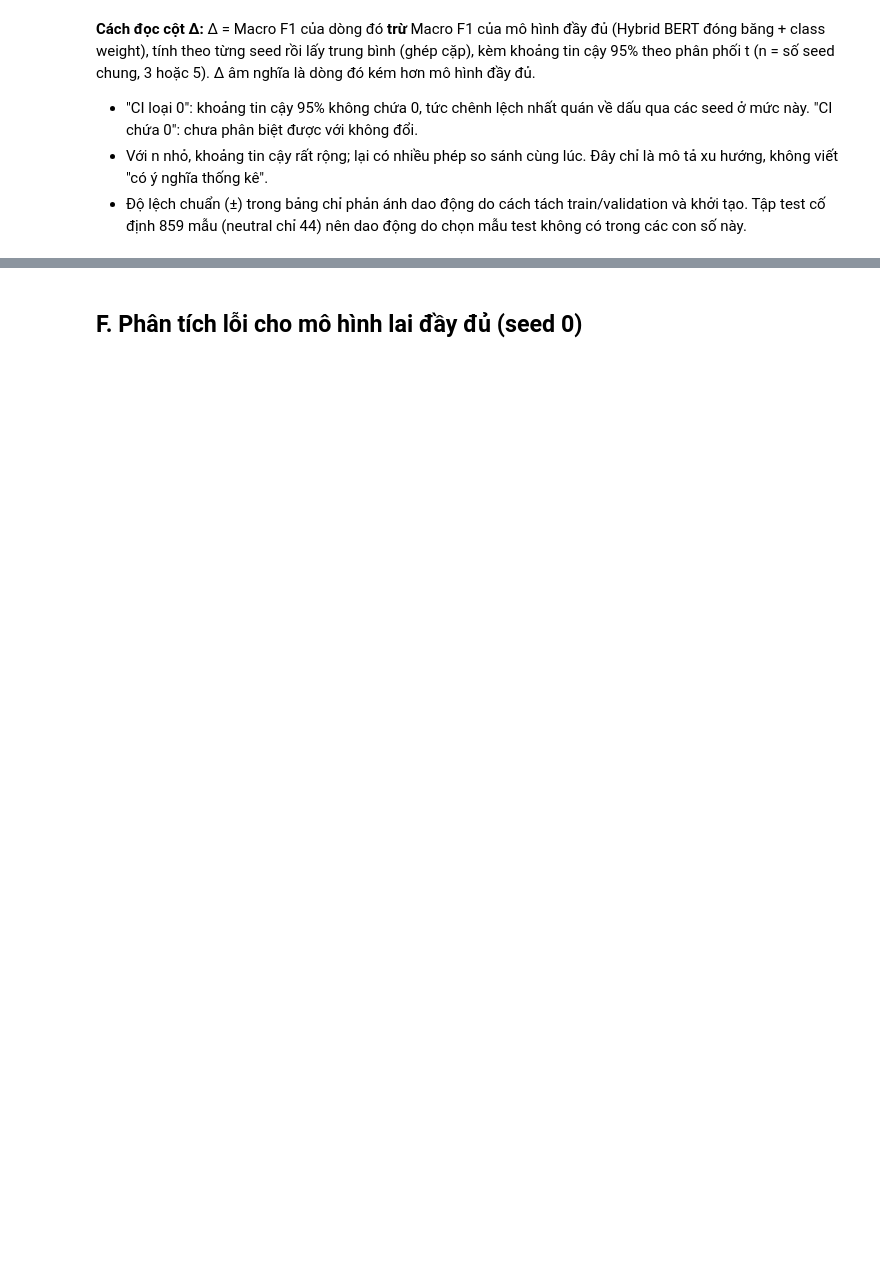
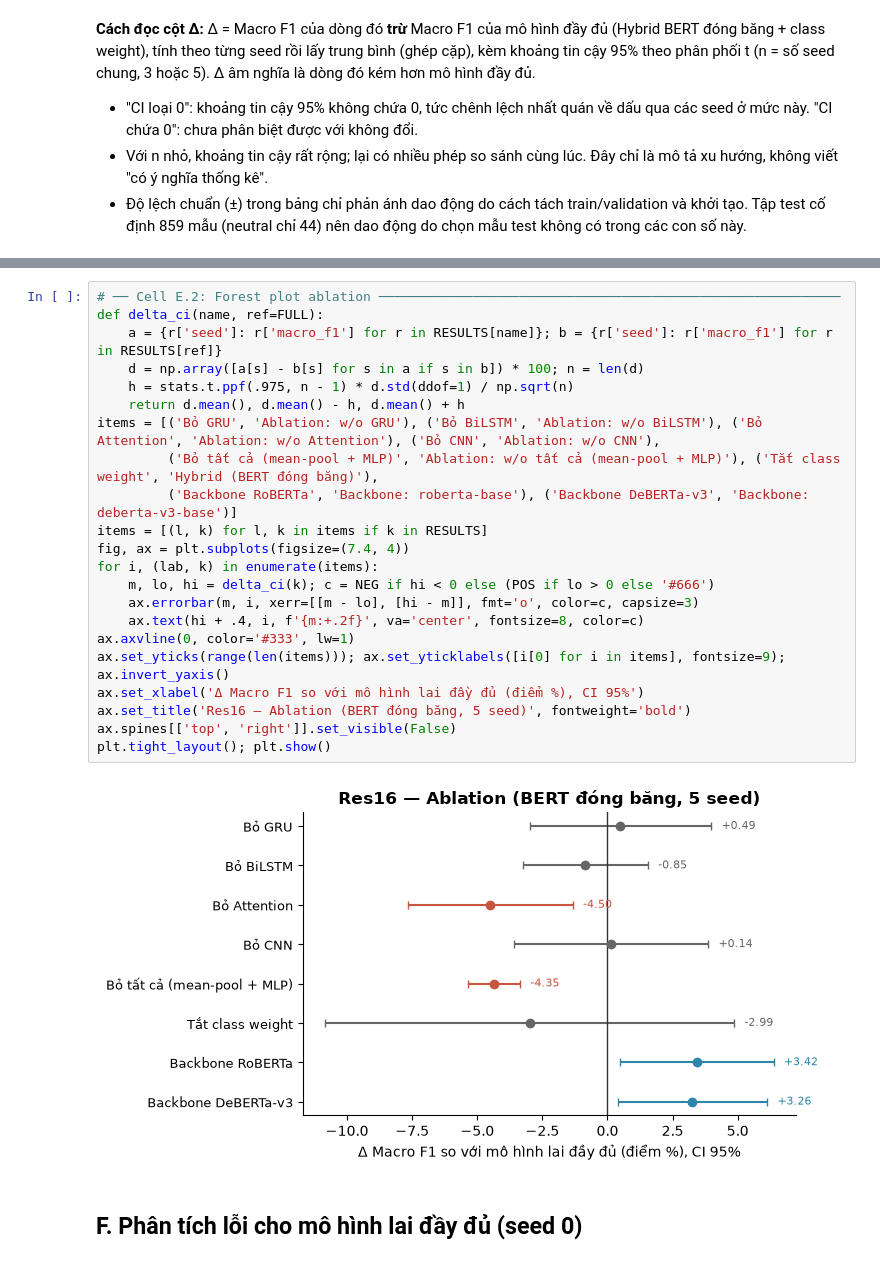
Before and after one commit to TranHoangDatSC/Data-Analysis-Laboratory, a Jupyter notebook: Natural-Language-Processing/Final-Project/notebooks/05_deep_models_res16.ipynb, the cells around one changed output, grey strips where cells are left out. Drawn from its saved outputs; the diff is of its cells as text; blank space fills up the shorter version.

```diff
--- a/Natural-Language-Processing/Final-Project/notebooks/05_deep_models_res16.ipynb
+++ b/Natural-Language-Processing/Final-Project/notebooks/05_deep_models_res16.ipynb
@@ -282,2 +315,26 @@ if SMOKE: print('⚠️ SMOKE: các số trên vô nghĩa (backbone ngẫu nhiê
+# %%
+# ── Cell E.2: Forest plot ablation ───────────────────────────────────────────────────────────
+def delta_ci(name, ref=FULL):
+    a = {r['seed']: r['macro_f1'] for r in RESULTS[name]}; b = {r['seed']: r['macro_f1'] for r in RESULTS[ref]}
+    d = np.array([a[s] - b[s] for s in a if s in b]) * 100; n = len(d)
+    h = stats.t.ppf(.975, n - 1) * d.std(ddof=1) / np.sqrt(n)
+    return d.mean(), d.mean() - h, d.mean() + h
+items = [('Bỏ GRU', 'Ablation: w/o GRU'), ('Bỏ BiLSTM', 'Ablation: w/o BiLSTM'), ('Bỏ Attention', 'Ablation: w/o Attention'), ('Bỏ CNN', 'Ablation: w/o CNN'),
+         ('Bỏ tất cả (mean-pool + MLP)', 'Ablation: w/o tất cả (mean-pool + MLP)'), ('Tắt class weight', 'Hybrid (BERT đóng băng)'),
+         ('Backbone RoBERTa', 'Backbone: roberta-base'), ('Backbone DeBERTa-v3', 'Backbone: deberta-v3-base')]
+items = [(l, k) for l, k in items if k in RESULTS]
+fig, ax = plt.subplots(figsize=(7.4, 4))
+for i, (lab, k) in enumerate(items):
+    m, lo, hi = delta_ci(k); c = NEG if hi < 0 else (POS if lo > 0 else '#666')
+    ax.errorbar(m, i, xerr=[[m - lo], [hi - m]], fmt='o', color=c, capsize=3)
+    ax.text(hi + .4, i, f'{m:+.2f}', va='center', fontsize=8, color=c)
+ax.axvline(0, color='#333', lw=1)
+ax.set_yticks(range(len(items))); ax.set_yticklabels([i[0] for i in items], fontsize=9); ax.invert_yaxis()
+ax.set_xlabel('Δ Macro F1 so với mô hình lai đầy đủ (điểm %), CI 95%')
+ax.set_title('Res16 — Ablation (BERT đóng băng, 5 seed)', fontweight='bold')
+ax.spines[['top', 'right']].set_visible(False)
+plt.tight_layout(); plt.show()
+# %% [output]
+[figure, added]
 # %% [markdown]
 ## F. Phân tích lỗi cho mô hình lai đầy đủ (seed 0)
```
Also changed, not shown: parts of 9 cells of this notebook.
